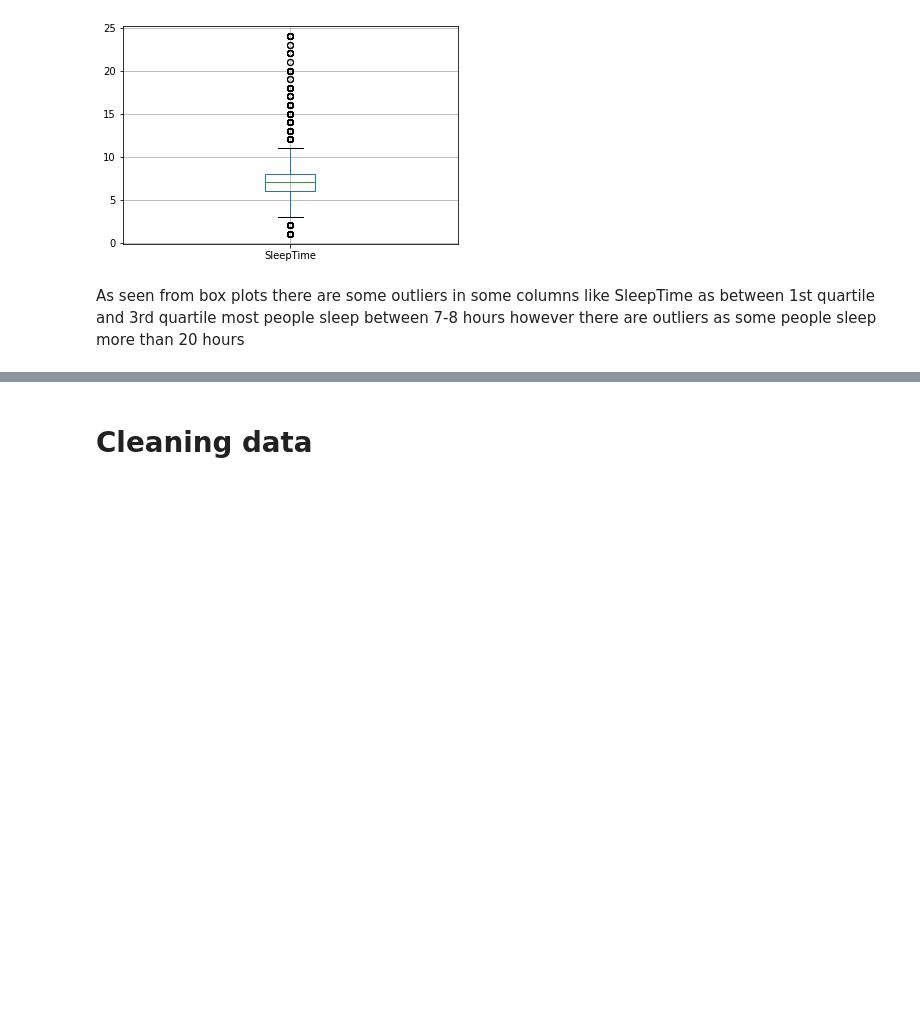
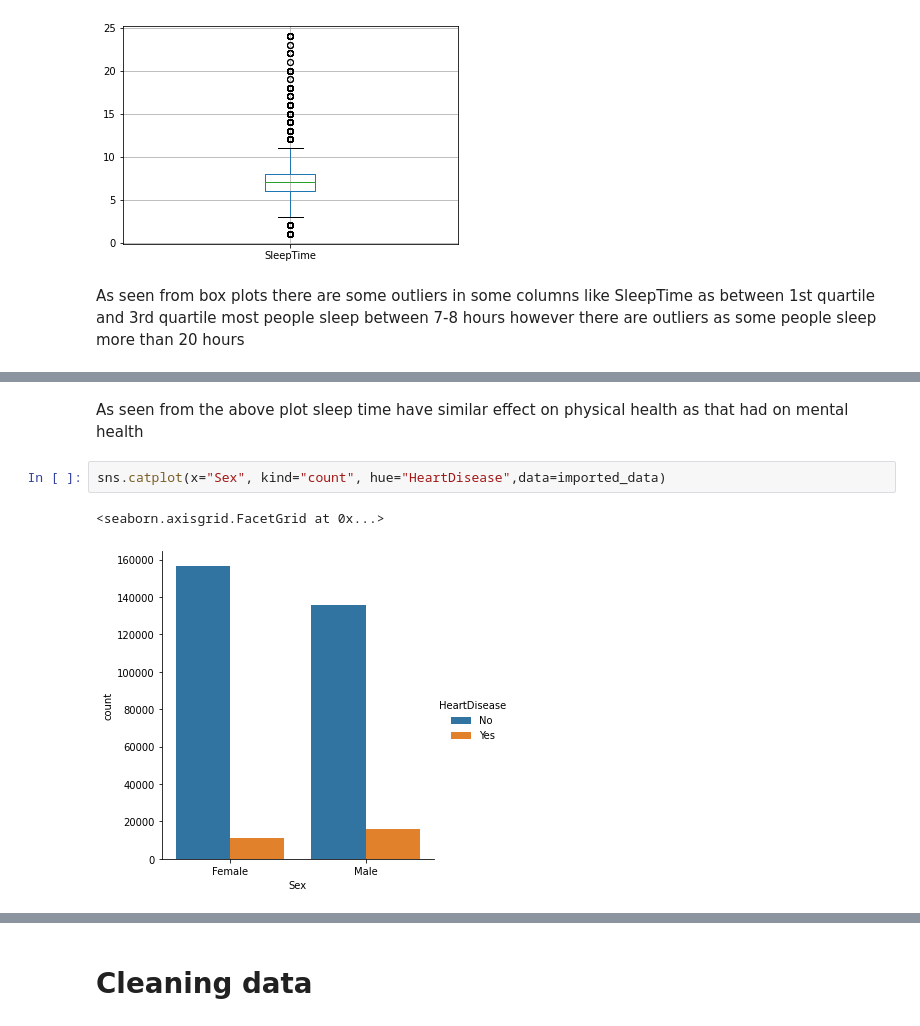
Before and after one commit to ahmedx3/Big-Data-Project, a Jupyter notebook: Visualization_Cleaning.ipynb, the cells around one changed output, grey strips where cells are left out. Cells and saved outputs as stored; diff of their text form; blank space fills up the shorter version.

```diff
--- a/Visualization_Cleaning.ipynb
+++ b/Visualization_Cleaning.ipynb
@@ -131,0 +150,7 @@ As seen from box plots there are some outliers in some columns like SleepTime as
+# %% [markdown]
+As seen from the above plot sleep time have similar effect on physical health as that had on mental health
+# %%
+sns.catplot(x="Sex", kind="count", hue="HeartDisease",data=imported_data)
+# %% [output]
+<seaborn.axisgrid.FacetGrid at 0x...>
+[figure, added]
```
Also changed, not shown: parts of 9 cells of this notebook.
